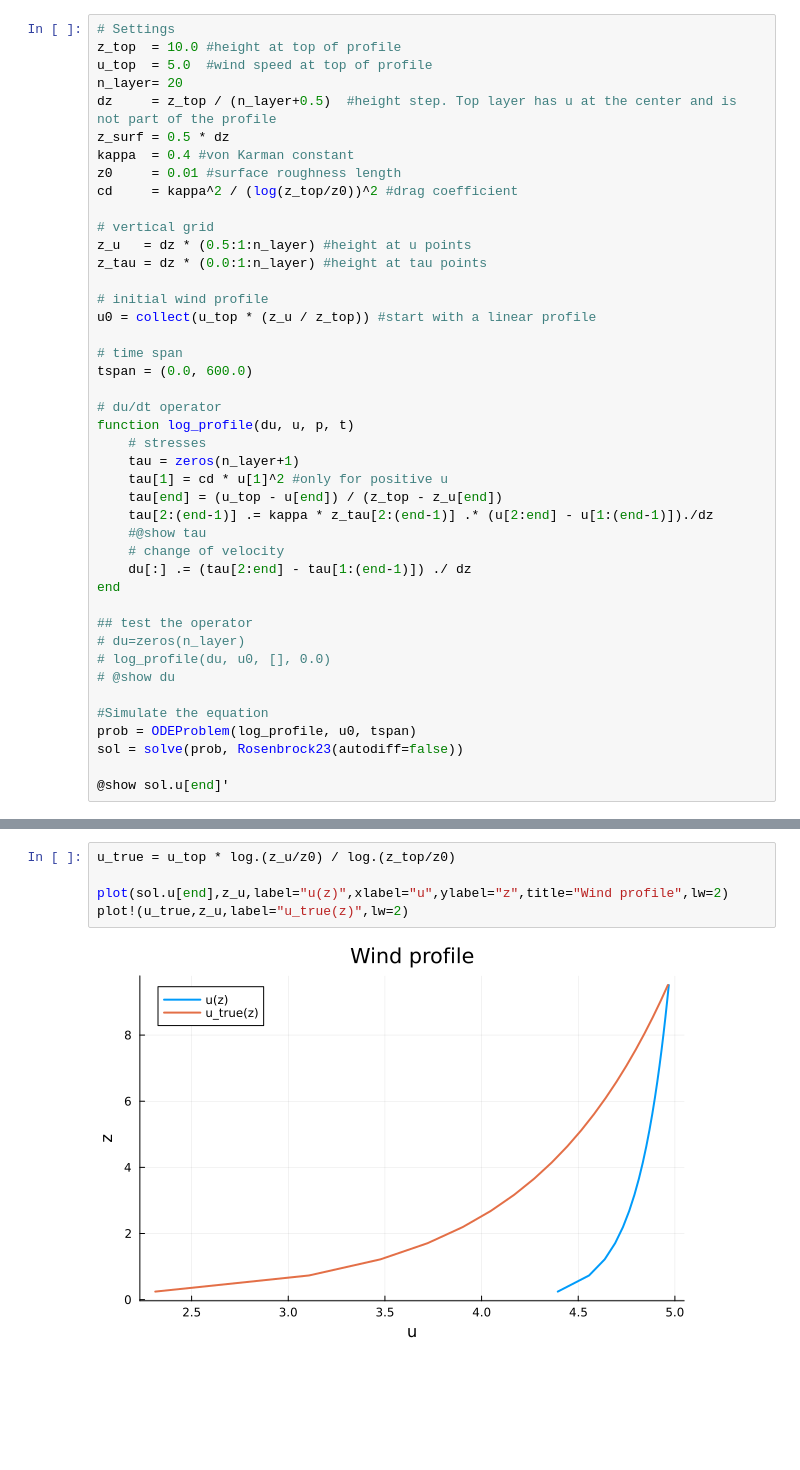
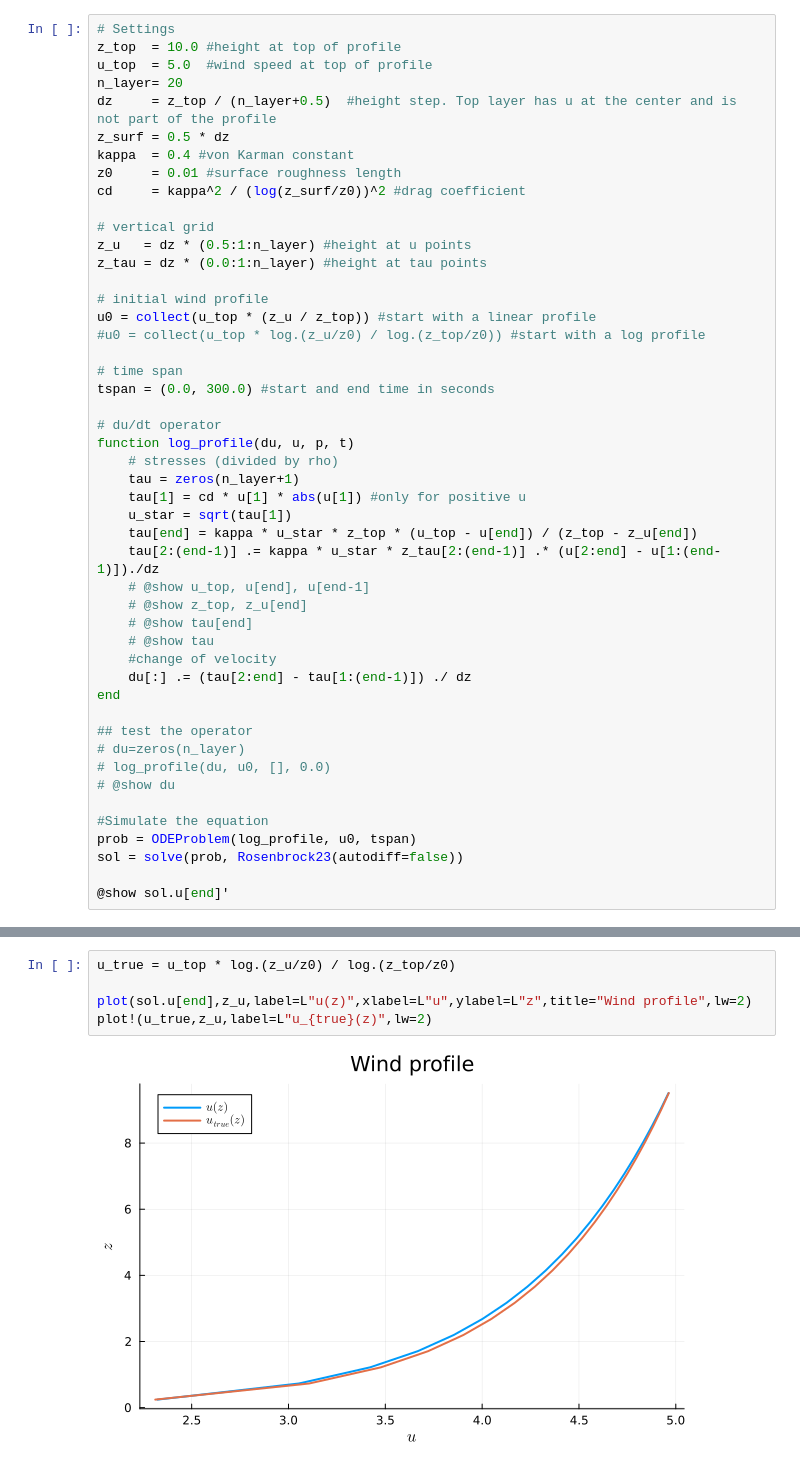
Before and after one commit to robot144/wind_over_water.jl, a Jupyter notebook: wind_profile_01.ipynb, the cells around one changed output, grey strips where cells are left out. Cells and saved outputs as stored; diff of their text form; blank space fills up the shorter version.

```diff
--- a/wind_profile_01.ipynb
+++ b/wind_profile_01.ipynb
@@ -49,7 +51,7 @@ dz     = z_top / (n_layer+0.5)  #height step. Top layer has u at the center and
 z_surf = 0.5 * dz
 kappa  = 0.4 #von Karman constant
 z0     = 0.01 #surface roughness length
-cd     = kappa^2 / (log(z_top/z0))^2 #drag coefficient
+cd     = kappa^2 / (log(z_surf/z0))^2 #drag coefficient
 
 # vertical grid
 z_u   = dz * (0.5:1:n_layer) #height at u points
@@ -57,19 +59,24 @@ z_tau = dz * (0.0:1:n_layer) #height at tau points
 
 # initial wind profile
 u0 = collect(u_top * (z_u / z_top)) #start with a linear profile
+#u0 = collect(u_top * log.(z_u/z0) / log.(z_top/z0)) #start with a log profile
 
 # time span
-tspan = (0.0, 600.0)
+tspan = (0.0, 300.0) #start and end time in seconds
 
 # du/dt operator
 function log_profile(du, u, p, t)
-    # stresses
+    # stresses (divided by rho)
     tau = zeros(n_layer+1)
-    tau[1] = cd * u[1]^2 #only for positive u
-    tau[end] = (u_top - u[end]) / (z_top - z_u[end])
-    tau[2:(end-1)] .= kappa * z_tau[2:(end-1)] .* (u[2:end] - u[1:(end-1)])./dz
-    #@show tau
-    # change of velocity
+    tau[1] = cd * u[1] * abs(u[1]) #only for positive u
+    u_star = sqrt(tau[1])
+    tau[end] = kappa * u_star * z_top * (u_top - u[end]) / (z_top - z_u[end])
+    tau[2:(end-1)] .= kappa * u_star * z_tau[2:(end-1)] .* (u[2:end] - u[1:(end-1)])./dz
+    # @show u_top, u[end], u[end-1]
+    # @show z_top, z_u[end]
+    # @show tau[end]
+    # @show tau
+    #change of velocity
     du[:] .= (tau[2:end] - tau[1:(end-1)]) ./ dz
 end
 
@@ -90,7 +97,7 @@ sol = solve(prob, Rosenbrock23(autodiff=false))
 # %%
 u_true = u_top * log.(z_u/z0) / log.(z_top/z0)
 
-plot(sol.u[end],z_u,label="u(z)",xlabel="u",ylabel="z",title="Wind profile",lw=2)
-plot!(u_true,z_u,label="u_true(z)",lw=2)
+plot(sol.u[end],z_u,label=L"u(z)",xlabel=L"u",ylabel=L"z",title="Wind profile",lw=2)
+plot!(u_true,z_u,label=L"u_{true}(z)",lw=2)
 # %% [output]
-[figure, old version]
+[figure, new version]
```
Also changed, not shown: parts of 3 cells of this notebook, 2 other files.
